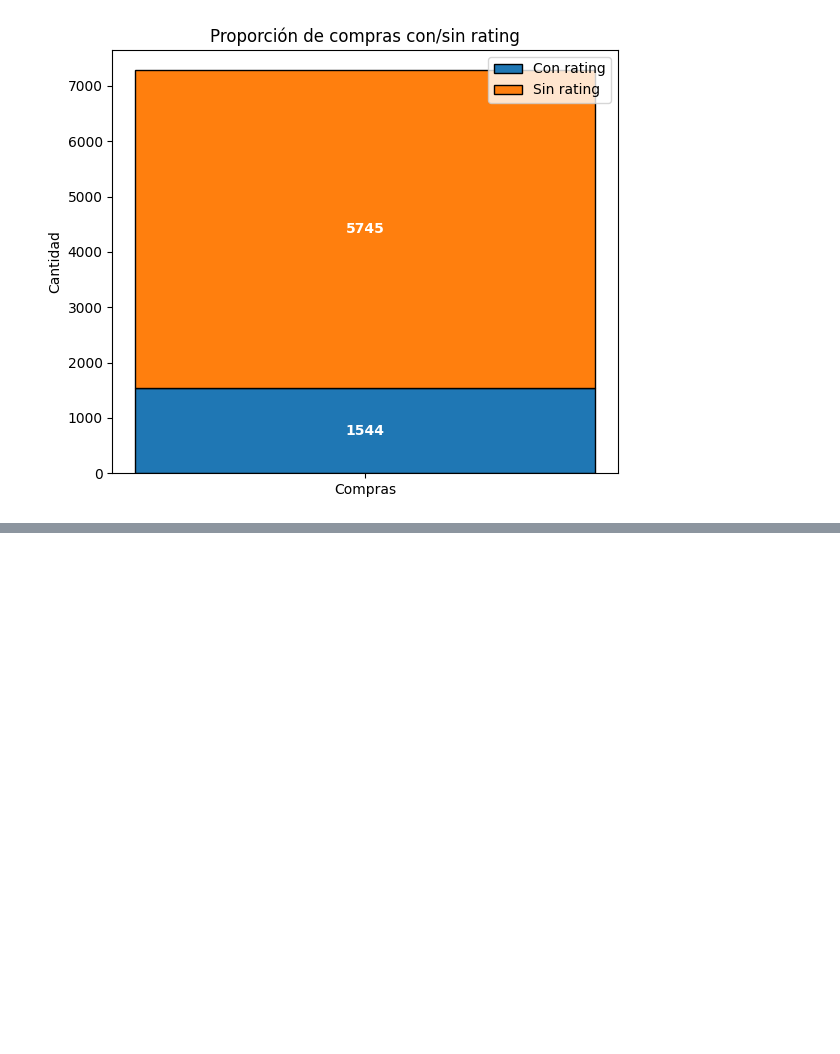
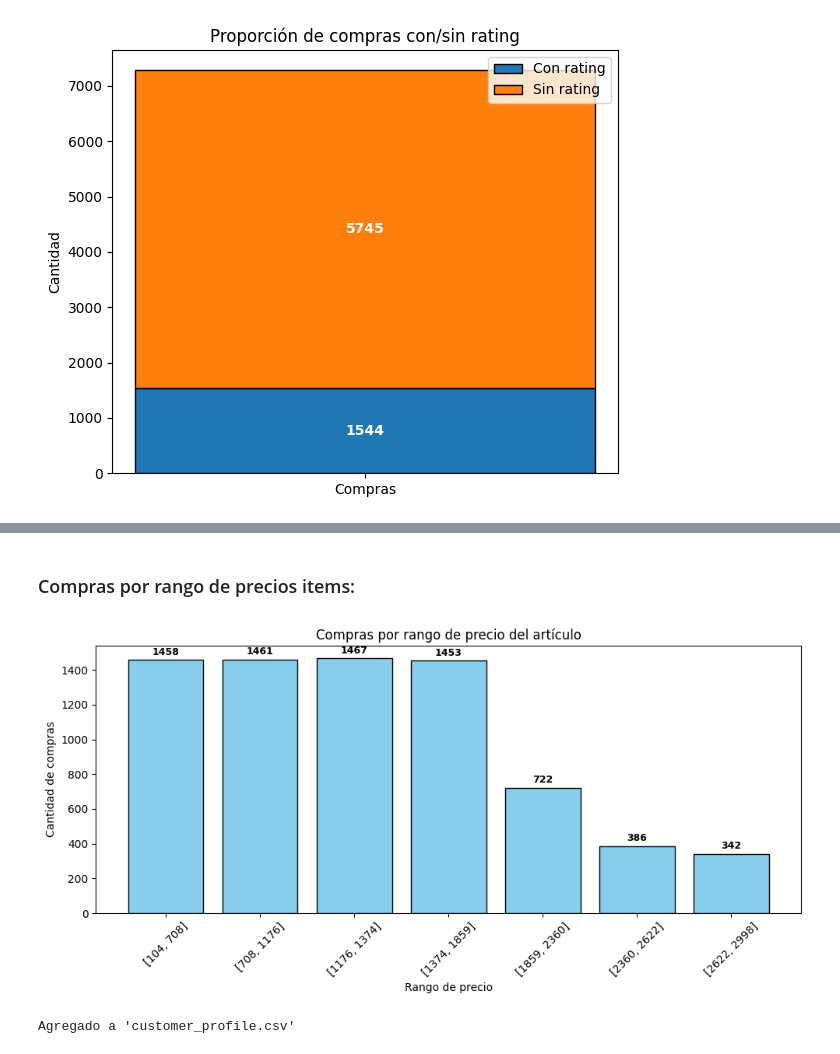
Before and after one commit to marflowersmar/ML25_MD_2025, a Jupyter notebook: src/ml25/P01_avance/Analisis_exploratorio.ipynb, the cells around one changed output, grey strips where cells are left out. Saved outputs shown, nothing was run; the diff lists cells and outputs as text; code cells hidden in the pictures; blank space fills up the shorter version.

```diff
--- a/src/ml25/P01_avance/Analisis_exploratorio.ipynb
+++ b/src/ml25/P01_avance/Analisis_exploratorio.ipynb
@@ -498,0 +546,62 @@ plt.show()
+# %% [markdown]
+### Compras por rango de precios items:
+# %%
+# asegurar numérico
+df['item_price'] = pd.to_numeric(df['item_price'], errors='coerce')
+
+# bins de precios
+qs = [0, .2, .4, .6, .8, .9, .95, 1.0]
+cuts = df['item_price'].quantile(qs).drop_duplicates().values
+if len(cuts) < 3:
+    cuts = np.unique(np.percentile(df['item_price'].dropna(), [0,25,50,75,90,95,100]))
+labels = [f"[{int(cuts[i])}, {int(cuts[i+1])}]" for i in range(len(cuts)-1)]
+df['price_bin'] = pd.cut(df['item_price'], bins=cuts, include_lowest=True, labels=labels)
+
+# conteo total de compras por rango
+bin_counts = df['price_bin'].value_counts().reindex(labels, fill_value=0)
+
+# --- gráfica ---
+plt.figure(figsize=(10,5))
+bars = plt.bar(bin_counts.index.astype(str), bin_counts.values, edgecolor='black', color="skyblue")
+for b in bars:
+    y = b.get_height()
+    plt.text(b.get_x()+b.get_width()/2, y+max(1, bin_counts.max()*0.01), str(int(y)),
+             ha='center', va='bottom', fontsize=9, fontweight='bold')
+plt.title("Compras por rango de precio del artículo")
+plt.xlabel("Rango de precio")
+plt.ylabel("Cantidad de compras")
+plt.xticks(rotation=45)
+plt.tight_layout()
+plt.show()
+
+# --- métricas por cliente ---
+# rango preferido
+pref_bin = (df.dropna(subset=['price_bin'])
+              .groupby('customer_id')['price_bin']
+              .agg(lambda s: s.mode()[0] if not s.mode().empty else pd.NA)
+              .astype('string')
+              .reset_index()
+              .rename(columns={'price_bin':'preferred_price_bin'}))
+
+# precios promedio y máximo
+price_stats = (df.groupby('customer_id')['item_price']
+                 .agg(avg_item_price='mean', max_item_price='max')
+                 .reset_index())
+
+# merge con el perfil
+customer_profile = customer_profile.drop(columns=[c for c in ['preferred_price_bin','avg_item_price','max_item_price'] if c in customer_profile.columns], errors='ignore')
+customer_profile = (customer_profile
+                    .merge(pref_bin, on='customer_id', how='left')
+                    .merge(price_stats, on='customer_id', how='left'))
+
+# limpiar vacíos
+customer_profile['preferred_price_bin'] = customer_profile['preferred_price_bin'].fillna('No specified')
+customer_profile['avg_item_price'] = customer_profile['avg_item_price'].fillna(0).round(2)
+customer_profile['max_item_price'] = customer_profile['max_item_price'].fillna(0).round(2)
+
+# guardar csv
+customer_profile.to_csv("customer_profile.csv", index=False)
+print("Agregado a 'customer_profile.csv'")
+# %% [output]
+[figure, added]
+Agregado a 'customer_profile.csv'
```
Also changed, not shown: parts of 2 cells of this notebook.
